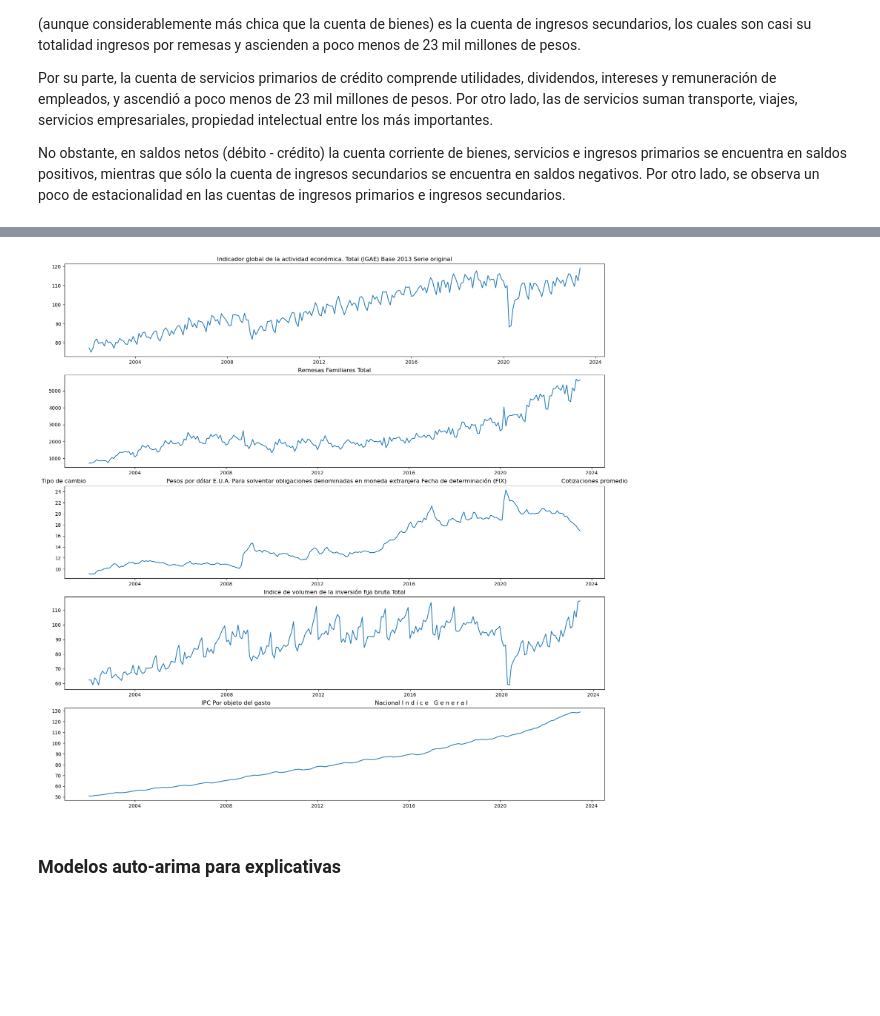
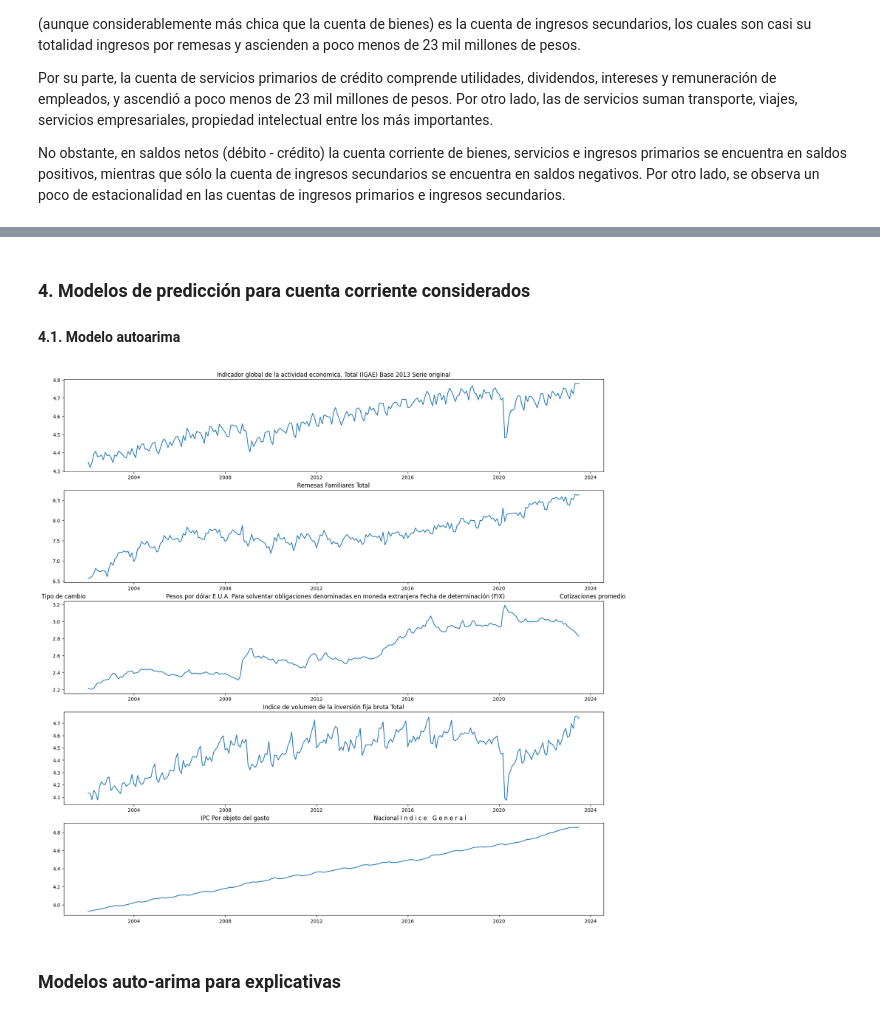
Before and after one commit to sparkieth/estancia_investigacion, a Jupyter notebook: modelacion_economica/modelo_cuenta_corriente.ipynb, the cells around one changed output, grey strips where cells are left out. Drawn from its saved outputs; the diff is of its cells as text; code cells hidden in the pictures; blank space fills up the shorter version.

```diff
--- a/modelacion_economica/modelo_cuenta_corriente.ipynb
+++ b/modelacion_economica/modelo_cuenta_corriente.ipynb
@@ -206,6 +244,10 @@ Se plantearon tres posibles modelos de predicción para cuenta corriente:
 * con modelos autorregresivos tradicionales
 * con modelos de redes neuronales
 * con modelos de inferencia bayesianos
+# %% [markdown]
+### 4. Modelos de predicción para cuenta corriente considerados
+
+#### 4.1. Modelo autoarima
 # %%
 
 igae=descargar_banxico('SR16734',fecha_inicio,fecha_fin)
@@ -214,18 +256,22 @@ usdmxn_mensual=descargar_banxico('SF17908',fecha_inicio,fecha_fin)
 usdmxn_diaria=descargar_banxico('SF43718',fecha_inicio,fecha_fin)
 ifb=descargar_banxico('SR17459',fecha_inicio,fecha_fin)
 inpc=descargar_banxico('SP1',fecha_inicio,fecha_fin)
+# %%
+#train_set1=explicativas.iloc[:-2,:]
+explicativas=pd.concat([igae,remesas,usdmxn_mensual,ifb,inpc],axis=1)
+explicativas=pd.concat([explicativas,corr],axis=1).ffill().set_index(pd.to_datetime(list(explicativas.index),format="%d/%m/%Y"))
+explicativas1=explicativas.apply(lambda x:np.log(x))
+train_set1, test_set1= np.split(explicativas1, [int(.9 *len(explicativas1))])
 # %%
-
-explicativas=pd.concat([igae,remesas,usdmxn_mensual,ifb,inpc],axis=1)
-x=pd.to_datetime(list(y.index),format="%d/%m/%Y")
+x=pd.to_datetime(list(explicativas.index),format="%Y/%m/%d")
 
 fig, axs = plt.subplots(5,1, figsize=(20, 20), sharey=False)
 
 for j in range(5):
-    axs[j].plot(x,explicativas.iloc[:,j])
-    axs[j].set_title(explicativas.columns[j])
+    axs[j].plot(x,explicativas1.iloc[:,j])
+    axs[j].set_title(explicativas1.columns[j])
 
 plt.show()
 # %% [output]
-[figure, old version]
+[figure, new version]
 # %%
```
Also changed, not shown: parts of 52 cells of this notebook.
